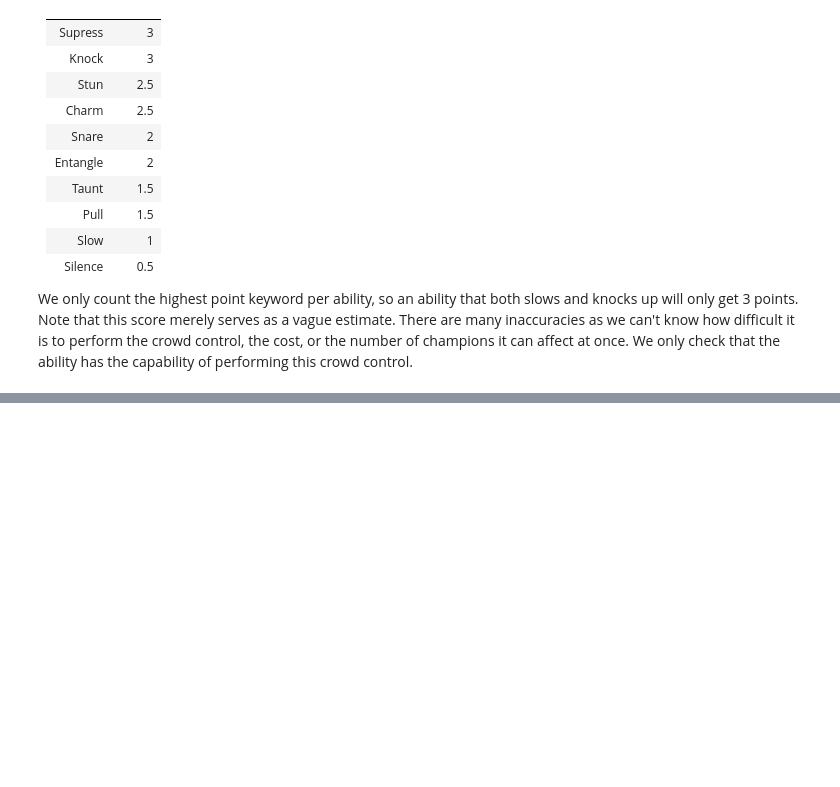
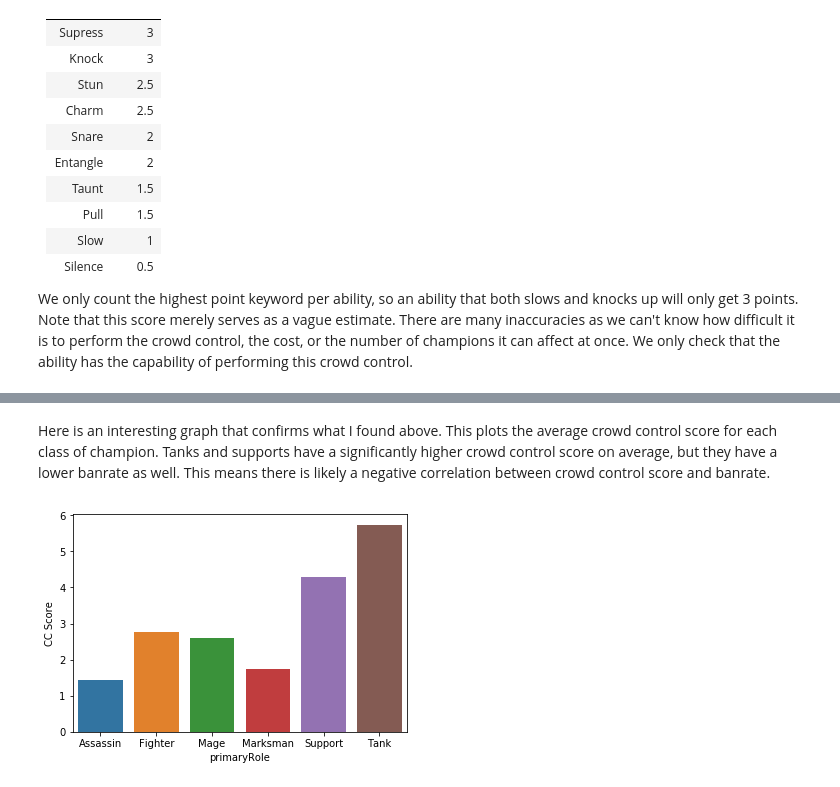
Before and after one commit to mgoulding97/loldata, a Jupyter notebook: FinalTutorial.ipynb, the cells around one changed output, grey strips where cells are left out. Saved outputs shown, nothing was run; the diff lists cells and outputs as text; code cells hidden in the pictures; blank space fills up the shorter version.

```diff
--- a/FinalTutorial.ipynb
+++ b/FinalTutorial.ipynb
@@ -197,0 +196,7 @@ MMstats
+# %% [markdown]
+Here is an interesting graph that confirms what I found above. This plots the average crowd control score for each class of champion. Tanks and supports have a significantly higher crowd control score on average, but they have a lower banrate as well. This means there is likely a negative correlation between crowd control score and banrate.
+# %%
+RolesData = ChampionsData.groupby(['primaryRole'])['CC Score'].mean()
+ax = sns.barplot(x='primaryRole', y="CC Score", data=RolesData.to_frame().reset_index())
+# %% [output]
+[figure, added]
```
Also changed, not shown: parts of 33 cells of this notebook.
